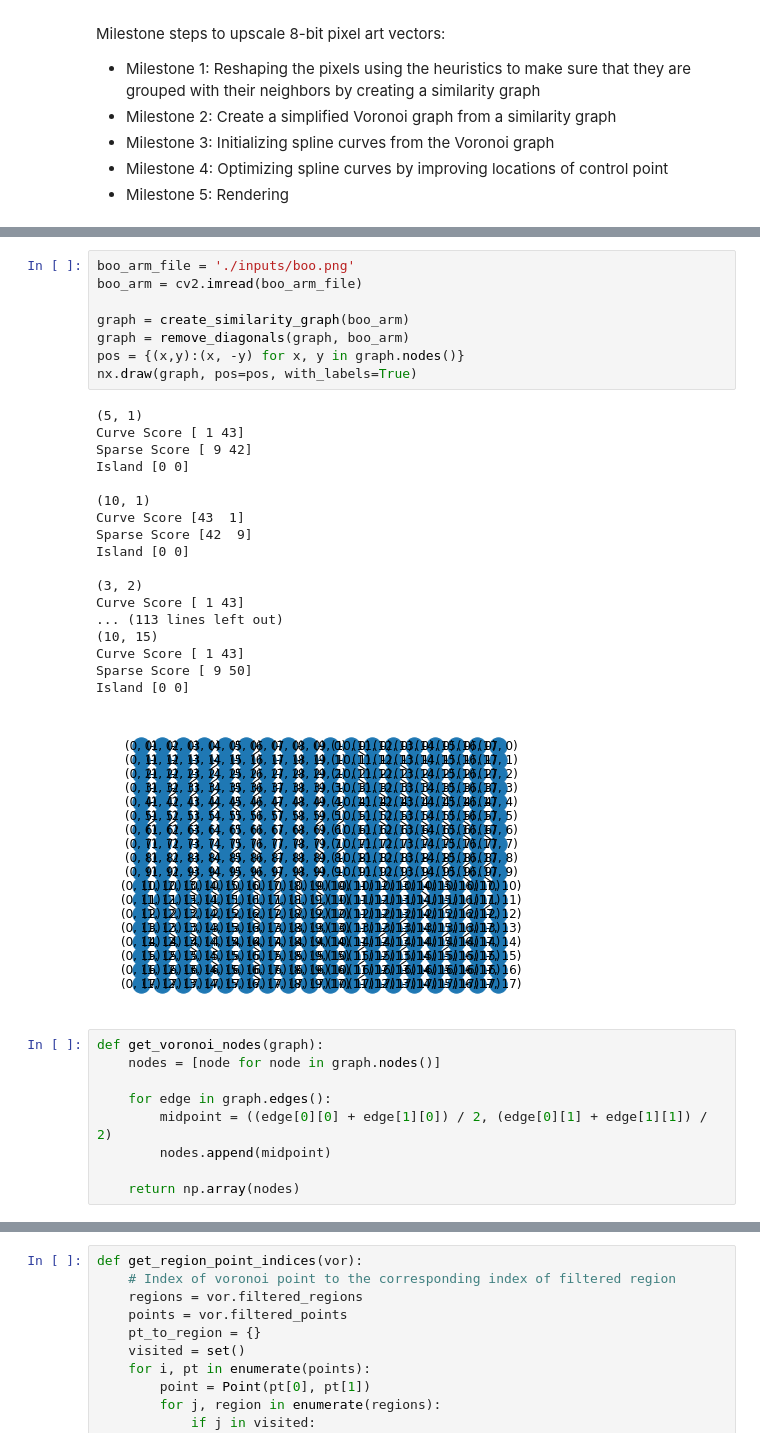
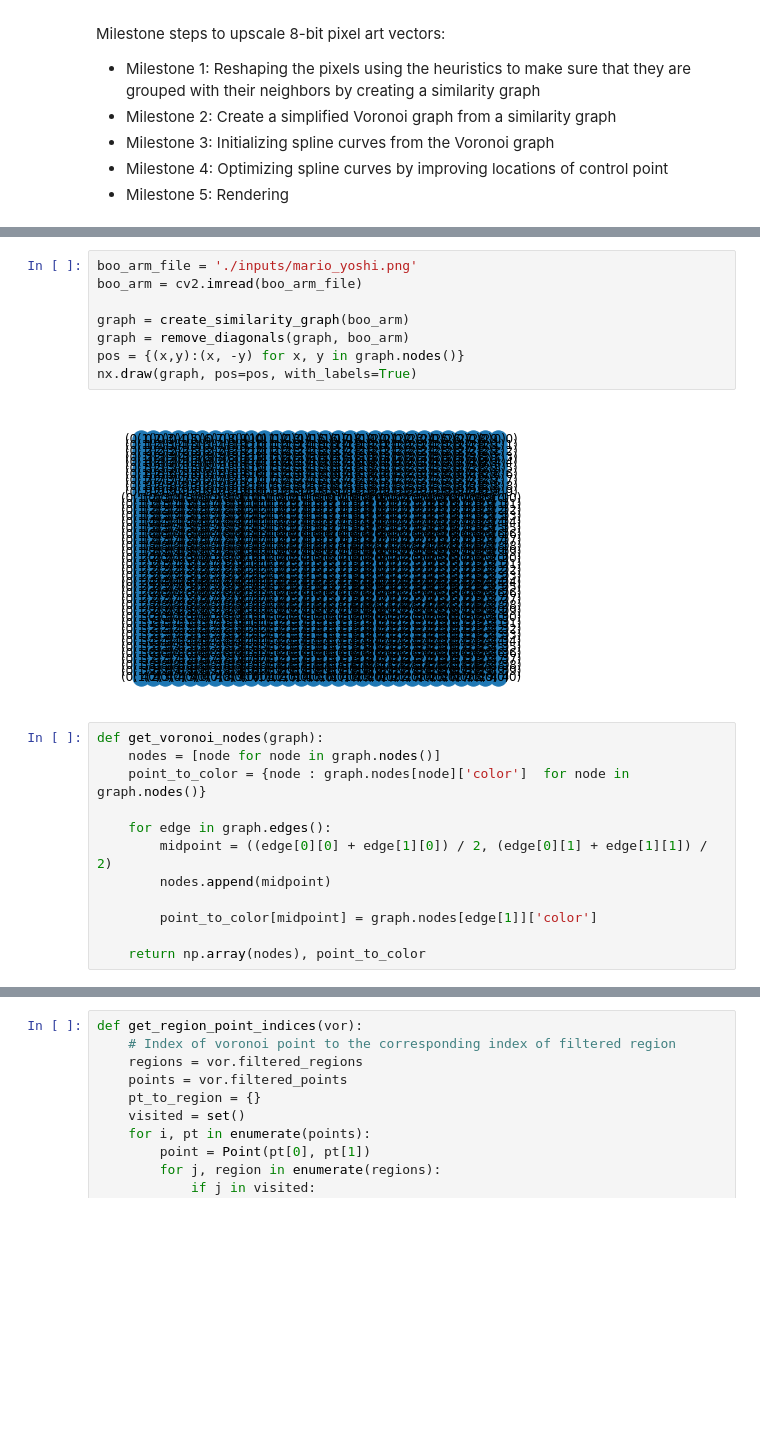
Before and after one commit to josephjkuang/pixel_art, a Jupyter notebook: Upscale.ipynb, the cells around one changed output, grey strips where cells are left out. Cells and saved outputs as stored; diff of their text form; blank space fills up the shorter version.

```diff
--- a/Upscale.ipynb
+++ b/Upscale.ipynb
@@ -166,37 +59,23 @@ def onBoundary(point, height, width):
 # %%
-boo_arm_file = './inputs/boo.png'
+boo_arm_file = './inputs/mario_yoshi.png'
 boo_arm = cv2.imread(boo_arm_file)
 
 graph = create_similarity_graph(boo_arm)
 graph = remove_diagonals(graph, boo_arm)
 pos = {(x,y):(x, -y) for x, y in graph.nodes()}
 nx.draw(graph, pos=pos, with_labels=True)
 # %% [output]
-(5, 1)
-Curve Score [ 1 43]
-Sparse Score [ 9 42]
-Island [0 0]
-
-(10, 1)
-Curve Score [43  1]
-Sparse Score [42  9]
-Island [0 0]
-
-(3, 2)
-Curve Score [ 1 43]
-... (113 lines left out)
-(10, 15)
-Curve Score [ 1 43]
-Sparse Score [ 9 50]
-Island [0 0]
-[figure, old version]
+[figure, new version]
 # %%
 def get_voronoi_nodes(graph):
     nodes = [node for node in graph.nodes()]
+    point_to_color = {node : graph.nodes[node]['color']  for node in graph.nodes()}
 
     for edge in graph.edges():
         midpoint = ((edge[0][0] + edge[1][0]) / 2, (edge[0][1] + edge[1][1]) / 2)
         nodes.append(midpoint)
 
-    return np.array(nodes)
+        point_to_color[midpoint] = graph.nodes[edge[1]]['color']
+
+    return np.array(nodes), point_to_color
 # %%
```
Also changed, not shown: parts of 7 cells of this notebook, 4 other files.
